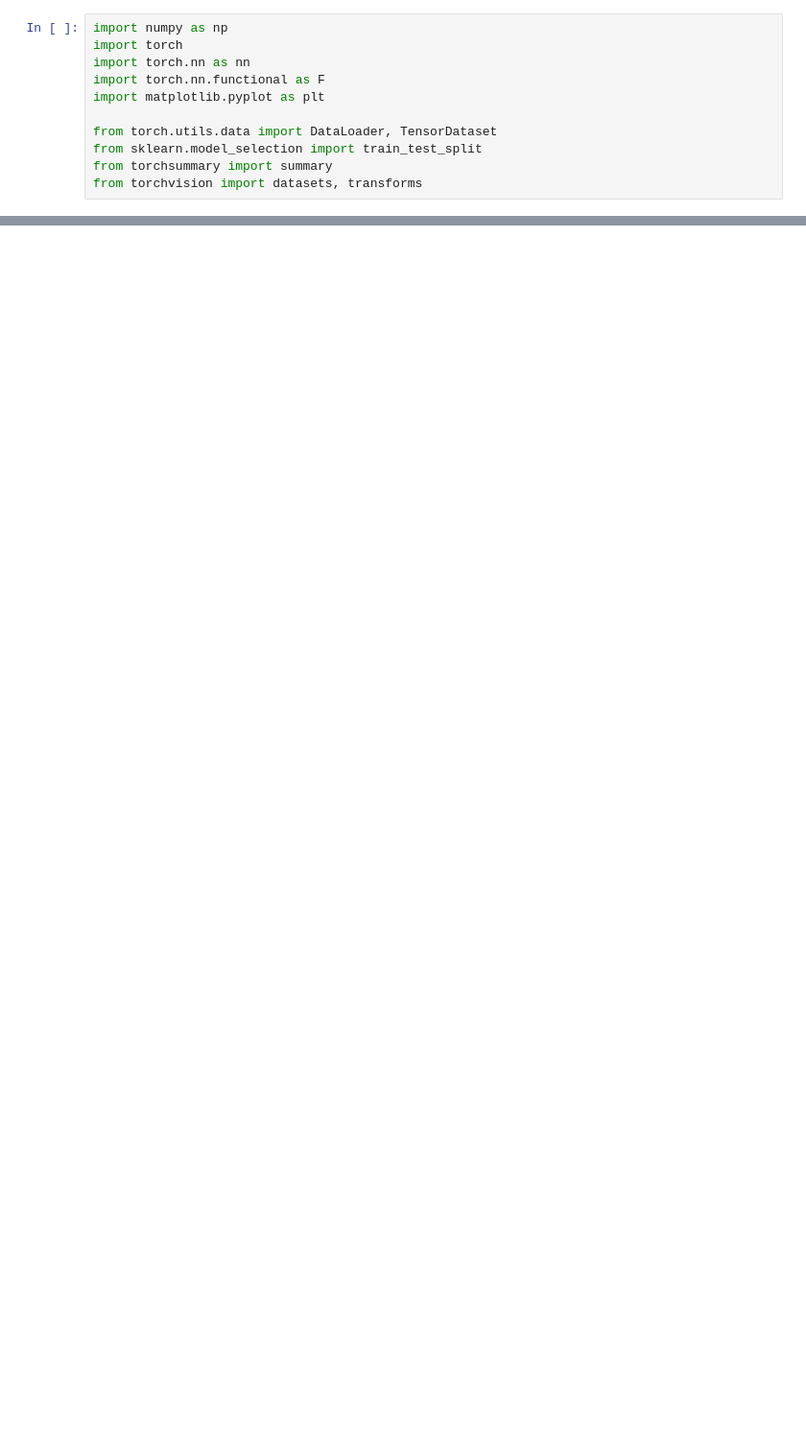
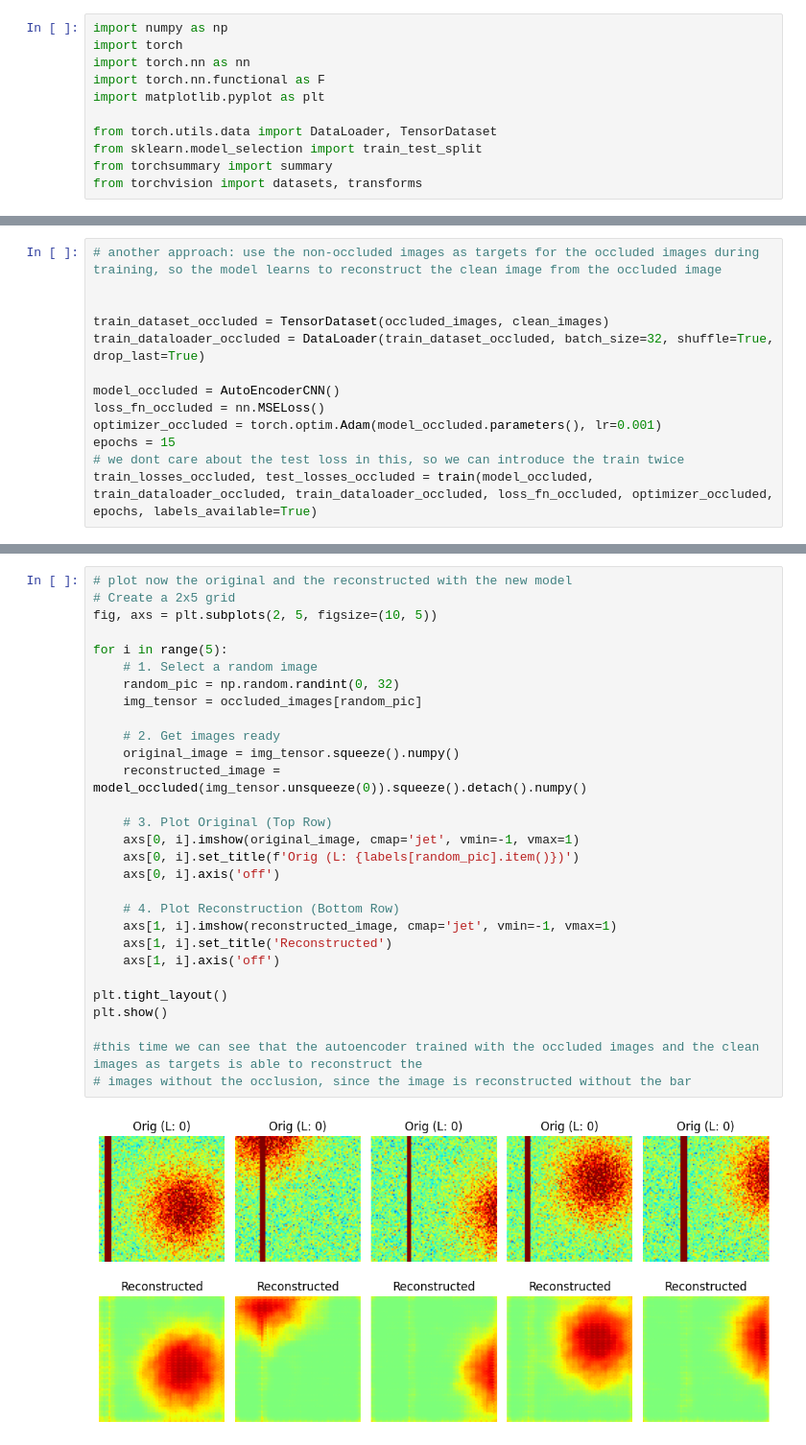
Before and after one commit to pablogasco1/deep-learning, a Jupyter notebook: notebooks/12-CNNs-designs3.ipynb, the cells around one changed output, grey strips where cells are left out. Shown at 96% size. Cells and saved outputs as stored; diff of their text form; blank space fills up the shorter version.

```diff
--- a/notebooks/12-CNNs-designs3.ipynb
+++ b/notebooks/12-CNNs-designs3.ipynb
@@ -285,0 +311,13 @@ for i in range(kernels.shape[0]):
+# %%
+# another approach: use the non-occluded images as targets for the occluded images during training, so the model learns to reconstruct the clean image from the occluded image
+
+
+train_dataset_occluded = TensorDataset(occluded_images, clean_images)
+train_dataloader_occluded = DataLoader(train_dataset_occluded, batch_size=32, shuffle=True, drop_last=True)
+
+model_occluded = AutoEncoderCNN()
+loss_fn_occluded = nn.MSELoss()
+optimizer_occluded = torch.optim.Adam(model_occluded.parameters(), lr=0.001)
+epochs = 15
+# we dont care about the test loss in this, so we can introduce the train twice
+train_losses_occluded, test_losses_occluded = train(model_occluded, train_dataloader_occluded, train_dataloader_occluded, loss_fn_occluded, optimizer_occluded, epochs, labels_available=True)
@@ -285,0 +340,31 @@ for i in range(kernels.shape[0]):
+# %%
+# plot now the original and the reconstructed with the new model
+# Create a 2x5 grid
+fig, axs = plt.subplots(2, 5, figsize=(10, 5))
+
+for i in range(5):
+    # 1. Select a random image
+    random_pic = np.random.randint(0, 32)
+    img_tensor = occluded_images[random_pic]
+
+    # 2. Get images ready
+    original_image = img_tensor.squeeze().numpy()
+    reconstructed_image = model_occluded(img_tensor.unsqueeze(0)).squeeze().detach().numpy()
+
+    # 3. Plot Original (Top Row)
+    axs[0, i].imshow(original_image, cmap='jet', vmin=-1, vmax=1)
+    axs[0, i].set_title(f'Orig (L: {labels[random_pic].item()})')
+    axs[0, i].axis('off')
+
+    # 4. Plot Reconstruction (Bottom Row)
+    axs[1, i].imshow(reconstructed_image, cmap='jet', vmin=-1, vmax=1)
+    axs[1, i].set_title('Reconstructed')
+    axs[1, i].axis('off')
+
+plt.tight_layout()
+plt.show()
+
+#this time we can see that the autoencoder trained with the occluded images and the clean images as targets is able to reconstruct the
+# images without the occlusion, since the image is reconstructed without the bar
+# %% [output]
+[figure, added]
```
Also changed, not shown: parts of 21 cells of this notebook, 4 other files.
